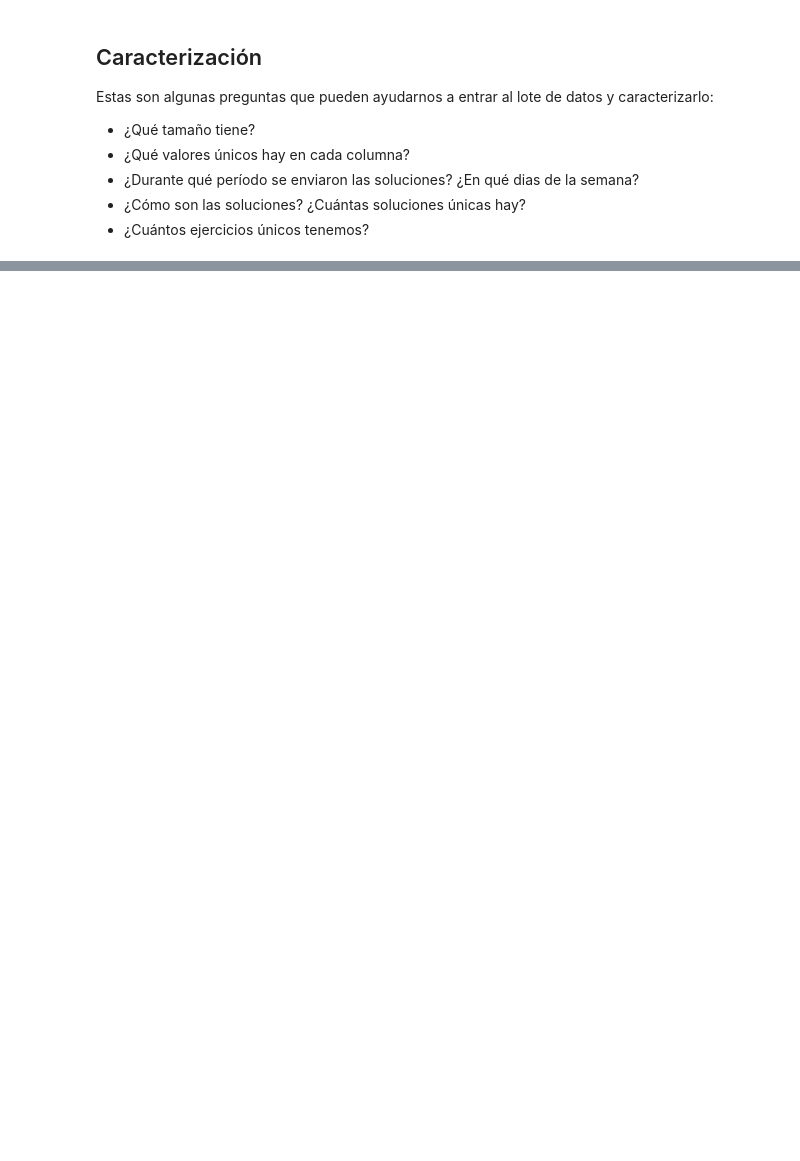
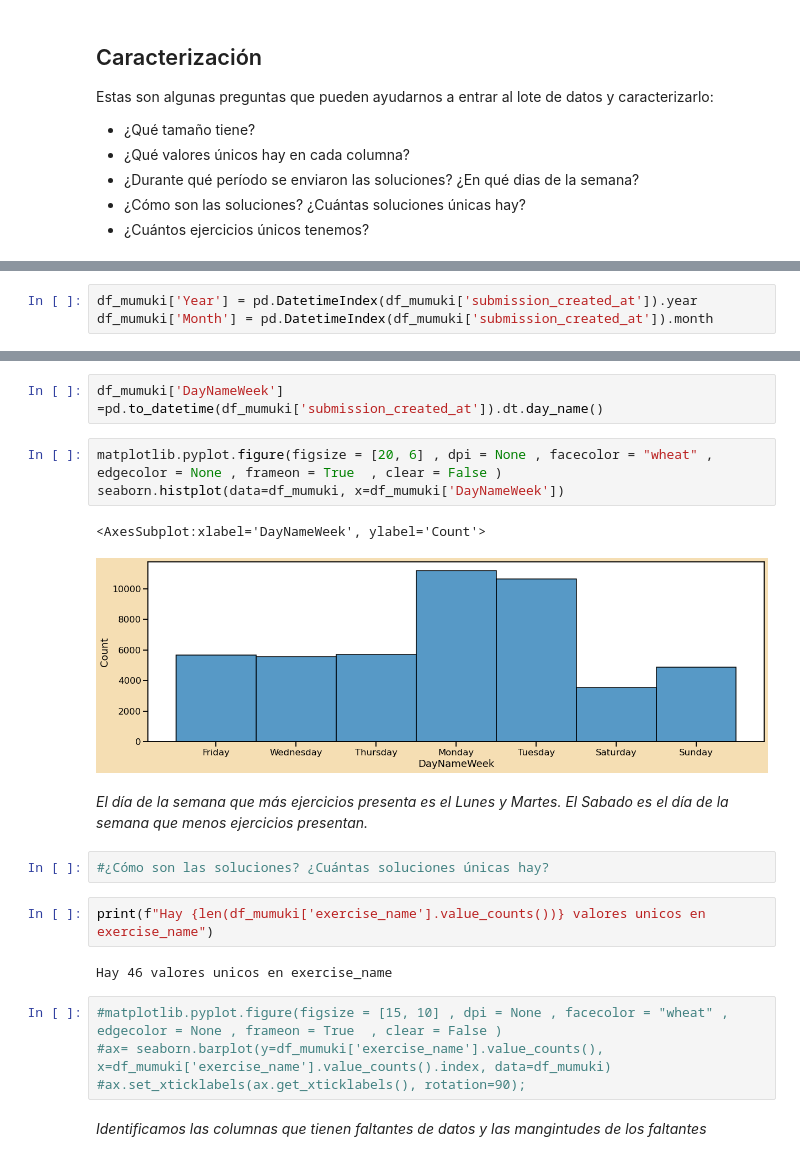
Before and after one commit to laraccano84/Mentoria_mumuki, a Jupyter notebook: Primeros Pasos.ipynb, the cells around one changed output, grey strips where cells are left out. Drawn from its saved outputs; the diff is of its cells as text; blank space fills up the shorter version.

Commit message:
Completando datos

```diff
--- a/Primeros Pasos.ipynb
+++ b/Primeros Pasos.ipynb
@@ -69,0 +212,3 @@ SyntaxError: invalid syntax (<ipython-input-8-8a20ebaccc75>, line 1)
+# %%
+df_mumuki['Year'] = pd.DatetimeIndex(df_mumuki['submission_created_at']).year
+df_mumuki['Month'] = pd.DatetimeIndex(df_mumuki['submission_created_at']).month
@@ -69,0 +232,22 @@ SyntaxError: invalid syntax (<ipython-input-8-8a20ebaccc75>, line 1)
+# %%
+df_mumuki['DayNameWeek'] =pd.to_datetime(df_mumuki['submission_created_at']).dt.day_name()
+# %%
+matplotlib.pyplot.figure(figsize = [20, 6] , dpi = None , facecolor = "wheat" , edgecolor = None , frameon = True  , clear = False )
+seaborn.histplot(data=df_mumuki, x=df_mumuki['DayNameWeek'])
+# %% [output]
+<AxesSubplot:xlabel='DayNameWeek', ylabel='Count'>
+[figure, added]
+# %% [markdown]
+*El día de la semana que más ejercicios presenta es el Lunes y Martes. El Sabado es el día de la semana que menos ejercicios presentan.*
+# %%
+#¿Cómo son las soluciones? ¿Cuántas soluciones únicas hay?
+# %%
+print(f"Hay {len(df_mumuki['exercise_name'].value_counts())} valores unicos en exercise_name")
+# %% [output]
+Hay 46 valores unicos en exercise_name
+# %%
+#matplotlib.pyplot.figure(figsize = [15, 10] , dpi = None , facecolor = "wheat" , edgecolor = None , frameon = True  , clear = False )
+#ax= seaborn.barplot(y=df_mumuki['exercise_name'].value_counts(), x=df_mumuki['exercise_name'].value_counts().index, data=df_mumuki)
+#ax.set_xticklabels(ax.get_xticklabels(), rotation=90);
+# %% [markdown]
+*Identificamos las columnas que tienen faltantes de datos y las mangintudes de los faltantes*
```
Also changed, not shown: parts of 28 cells of this notebook, 1 other file.
